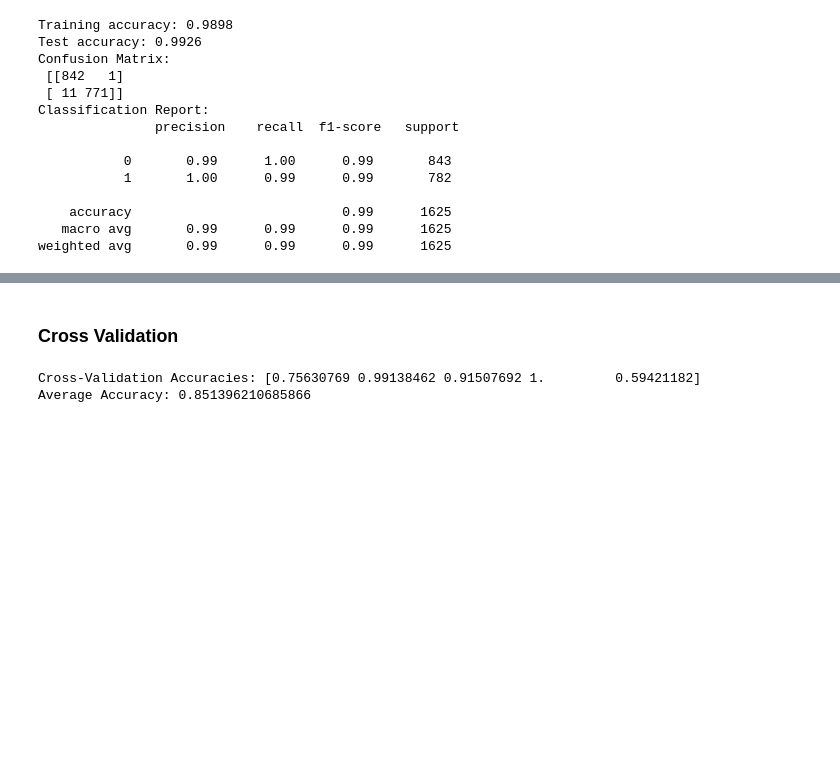
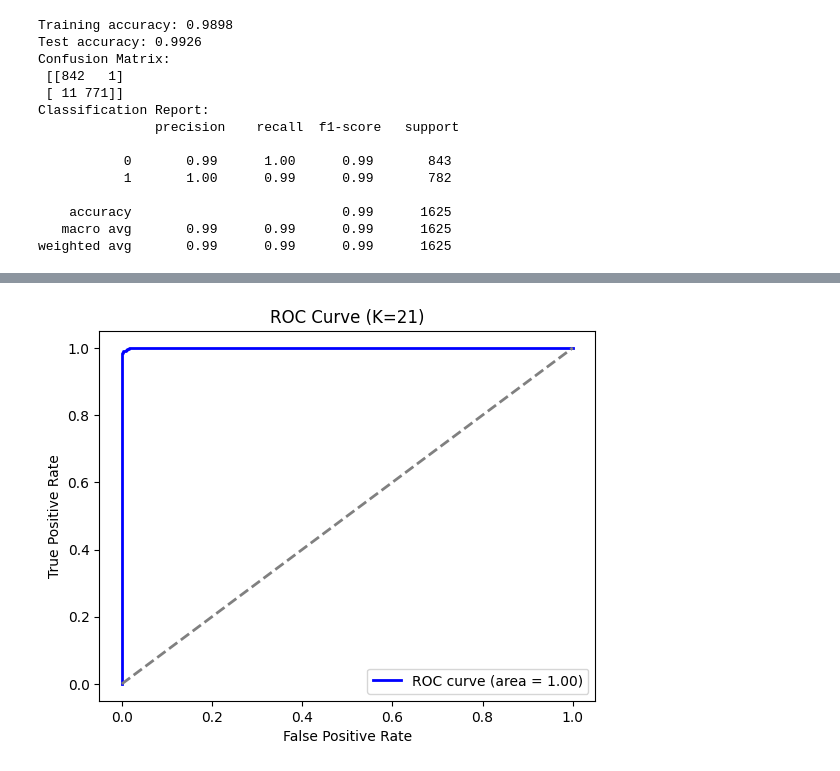
Before and after one commit to Ombhabal/machine-learning, a Jupyter notebook: ML-EXP-02.ipynb, the cells around one changed output, grey strips where cells are left out. Drawn from its saved outputs; the diff is of its cells as text; code cells hidden in the pictures; blank space fills up the shorter version.

```diff
--- a/ML-EXP-02.ipynb
+++ b/ML-EXP-02.ipynb
@@ -301,5 +197,5 @@ X_new = selector.fit_transform(X, y)
 # %%
-selected_mask = selector.get_support()
-selected_features = X.columns[selected_mask]
-
-print("Top", k, "features based on Information Gain:", list(selected_features))
+# Train-test split (no scaling for chi2, since it requires non-negative)
+X_train, X_test, y_train, y_test = train_test_split(
+  X_selected, y, test_size=0.2, random_state=42
+)
@@ -308,2 +202,4 @@ Top 7 features based on Information Gain: ['odor', 'gill-color', 'stalk-surface-
 # %%
-X_selected = X[selected_features]
+# Train SVM
+model = SVC(probability=True)
+model.fit(X_train, y_train)
@@ -310,6 +208,8 @@ X_selected = X[selected_features]
 # %%
-scaler = StandardScaler()
-X_scaled = scaler.fit_transform(X_selected)
+# Predictions
+y_pred = model.predict(X_test)
+y_proba = model.predict_proba(X_test)[:, 1]  # probability for class 1
 # %%
-X_train, X_test, y_train, y_test = train_test_split(X_scaled, y, test_size=0.2, random_state=42)
+train_accuracy = model.score(X_train, y_train)
+test_accuracy = model.score(X_test, y_test)
 # %%
@@ -363,26 +285,15 @@ plt.show()
-# %% [markdown]
-### Cross Validation
-# %%
-from sklearn.model_selection import cross_val_score
-from sklearn.svm import SVC
-from sklearn.preprocessing import StandardScaler
-
-# (Optional) Use selected features if you've done feature selection
-X_selected = X[selected_features]
-
-# Scale features
-scaler = StandardScaler()
-X_scaled = scaler.fit_transform(X_selected)
-
-# Define model
-svm_model = SVC(kernel='rbf', class_weight='balanced')
-
-# Perform 5-fold cross-validation
-cv_scores = cross_val_score(svm_model, X_scaled, y, cv=5, scoring='accuracy')
-
-# Show results
-print("Cross-Validation Accuracies:", cv_scores)
-print("Average Accuracy:", cv_scores.mean())
-# %% [output]
-Cross-Validation Accuracies: [0.75630769 0.99138462 0.91507692 1.         0.59421182]
-Average Accuracy: 0.851396210685866
+# %%
+ # ROC curve
+fpr, tpr, thresholds = roc_curve(y_test, y_proba)
+roc_auc = auc(fpr, tpr)
+
+plt.figure()
+plt.plot(fpr, tpr, color="blue", lw=2, label=f"ROC curve (area = {roc_auc:.2f})")
+plt.plot([0, 1], [0, 1], color="gray", lw=2, linestyle="--")
+plt.xlabel("False Positive Rate")
+plt.ylabel("True Positive Rate")
+plt.title(f"ROC Curve (K={k})")
+plt.legend(loc="lower right")
+plt.show()
+# %% [output]
+[figure, added]
```
Also changed, not shown: parts of 23 cells of this notebook, 1 other file.
